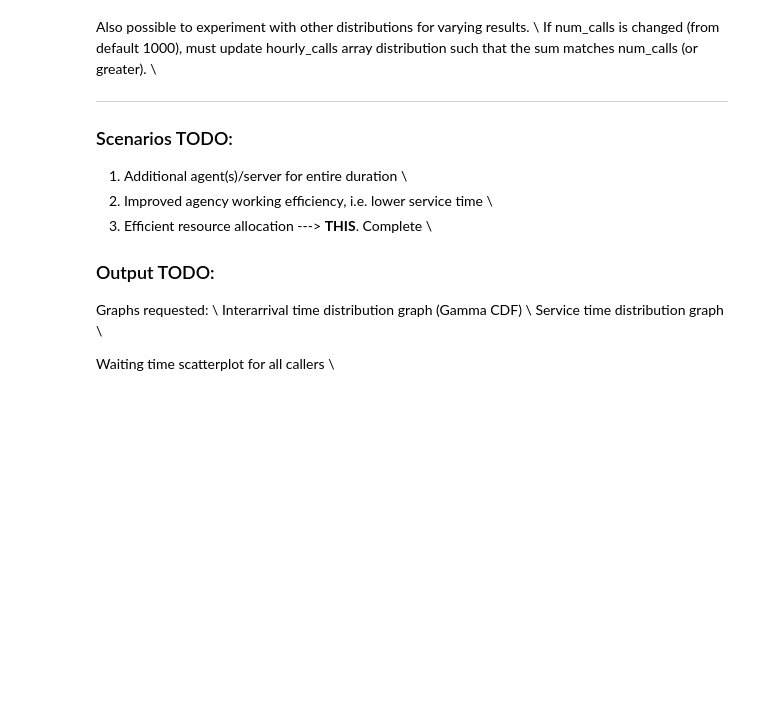
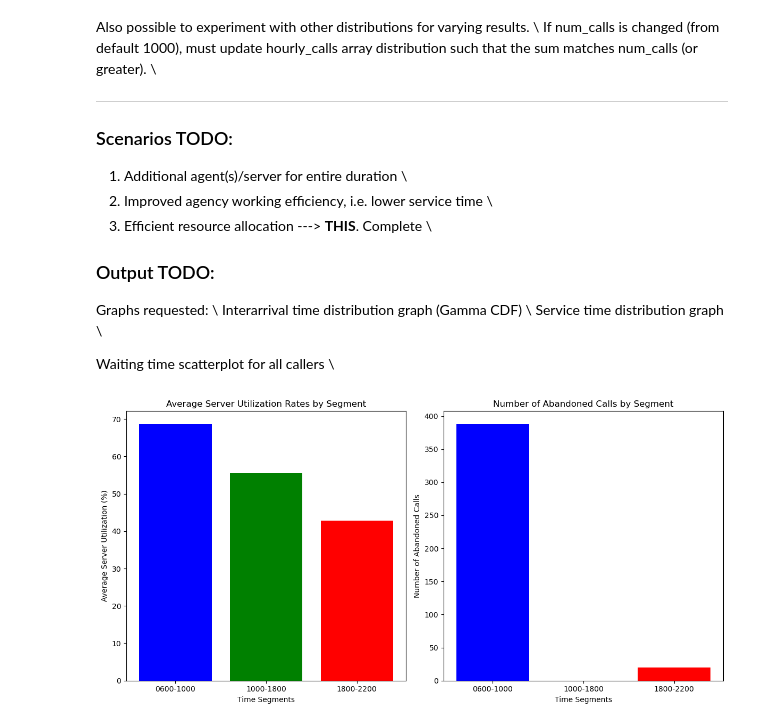
Before and after one commit to yumisu24/SYS5110_project, a Jupyter notebook: v2_1_Call_Centre_Simulation_optimized_shifts.ipynb, the cells around one changed output. Drawn from its saved outputs; the diff is of its cells as text; code cells hidden in the pictures; blank space fills up the shorter version.

```diff
--- a/v2_1_Call_Centre_Simulation_optimized_shifts.ipynb
+++ b/v2_1_Call_Centre_Simulation_optimized_shifts.ipynb
@@ -529,3 +529,39 @@ Graphs requested: \\
   Service time distribution graph \\
 
   Waiting time scatterplot for all callers \\
+# %%
+import matplotlib.pyplot as plt
+
+# Data for the graphs
+segments = ['0600-1000', '1000-1800', '1800-2200']
+server_utilization_rates = [
+    average_server_utilization_s1,
+    average_server_utilization_s2,
+    average_server_utilization_s3
+]
+abandoned_calls = [
+    abandon_call_count_s1,
+    abandon_call_count_s2,
+    abandon_call_count_s3
+]
+
+# Plotting server utilization rates
+plt.figure(figsize=(12, 6))
+
+plt.subplot(1, 2, 1)
+plt.bar(segments, server_utilization_rates, color=['blue', 'green', 'red'])
+plt.xlabel('Time Segments')
+plt.ylabel('Average Server Utilization (%)')
+plt.title('Average Server Utilization Rates by Segment')
+
+# Plotting number of abandoned calls
+plt.subplot(1, 2, 2)
+plt.bar(segments, abandoned_calls, color=['blue', 'green', 'red'])
+plt.xlabel('Time Segments')
+plt.ylabel('Number of Abandoned Calls')
+plt.title('Number of Abandoned Calls by Segment')
+
+plt.tight_layout()
+plt.show()
+# %% [output]
+[figure, added]
```
Also changed, not shown: parts of 6 cells of this notebook, 4 other files.
